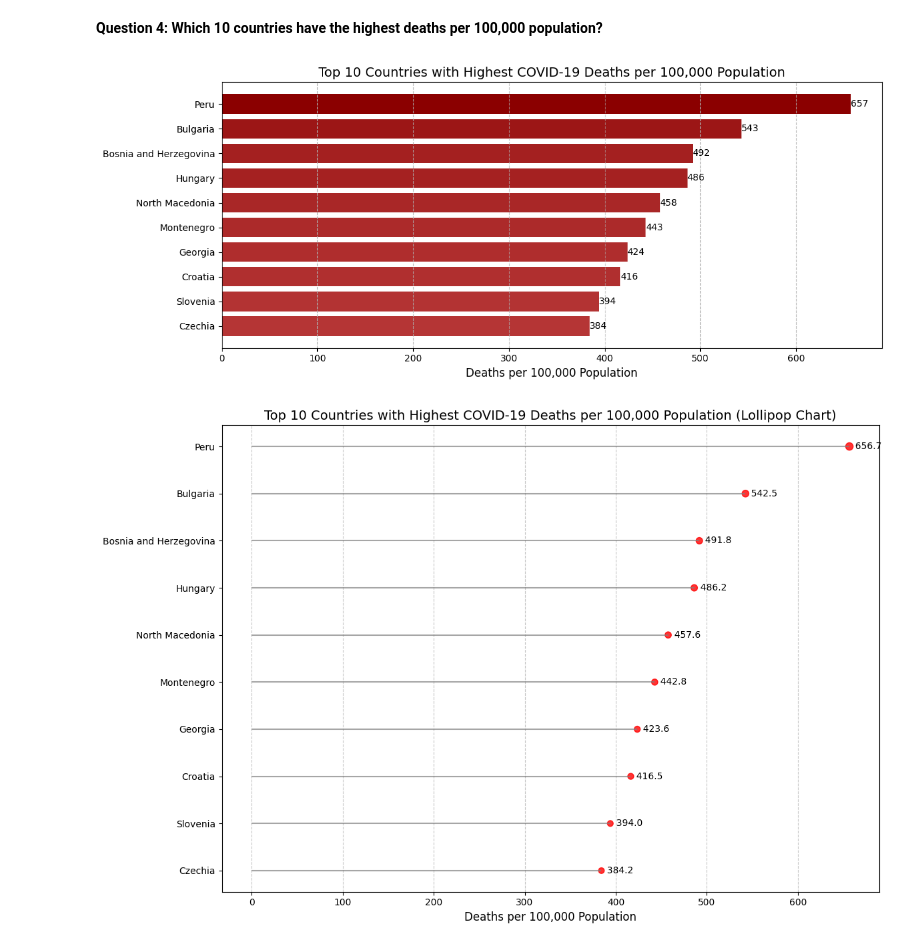
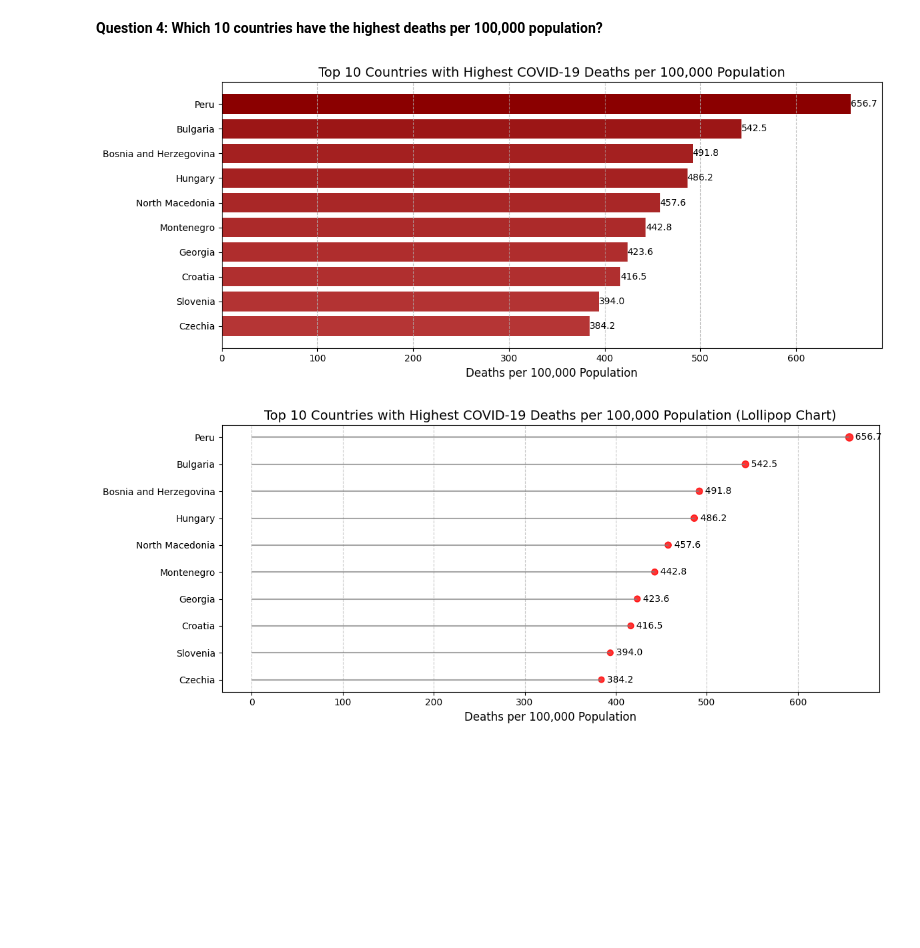
Before and after one commit to saihanhtet/UOR, a Jupyter notebook: answers/04/solution.ipynb, the cells around one changed output. Saved outputs shown, nothing was run; the diff lists cells and outputs as text; code cells hidden in the pictures; blank space fills up the shorter version.

```diff
--- a/answers/04/solution.ipynb
+++ b/answers/04/solution.ipynb
@@ -38,7 +38,7 @@ for bar in bars:
     plt.text(
         bar.get_width(),  # Position text at the end of the bar
         bar.get_y() + bar.get_height()/2,  # Center text vertically
-        f'{bar.get_width():.0f}',  # Display value as integer
+        f'{bar.get_width():.1f}',  # Display value as integer
         va='center', ha='left', fontsize=10
     )
 
@@ -47,22 +47,22 @@ plt.savefig('Top 10 Countries with Highest COVID-19 Deaths per 100,000 Populatio
 plt.show()
 plt.close()
 # %% [output]
-[figure, old version]
+[figure, new version]
 # %%
 top10 = cases_df[cases_df['Name'] != 'Global'].dropna(subset=['Deaths - cumulative total per 100000 population']).sort_values('Deaths - cumulative total per 100000 population', ascending=False).head(10)
 
-plt.figure(figsize=(12, 8))
+plt.figure(figsize=(12, 5))
 plt.hlines(y=top10['Name'], xmin=0, xmax=top10['Deaths - cumulative total per 100000 population'], color='gray', alpha=0.7)
 plt.scatter(top10['Deaths - cumulative total per 100000 population'], top10['Name'], color='red', s=top10['Deaths - cumulative total per 100000 population']*0.1, alpha=0.8)
 for i, val in enumerate(top10['Deaths - cumulative total per 100000 population']):
     plt.text(val, top10['Name'].iloc[i], f'  {val:.1f}', va='center', ha='left', fontsize=10)
 plt.xlabel('Deaths per 100,000 Population', fontsize=12)
 plt.title('Top 10 Countries with Highest COVID-19 Deaths per 100,000 Population (Lollipop Chart)', fontsize=14)
 plt.gca().invert_yaxis()
 plt.grid(axis='x', linestyle='--', alpha=0.7)
 plt.tight_layout()
 plt.savefig('alt_plot4.png')
 plt.show()
 plt.close()
 # %% [output]
-[figure, old version]
+[figure, new version]
```
Also changed, not shown: 8 other files.
